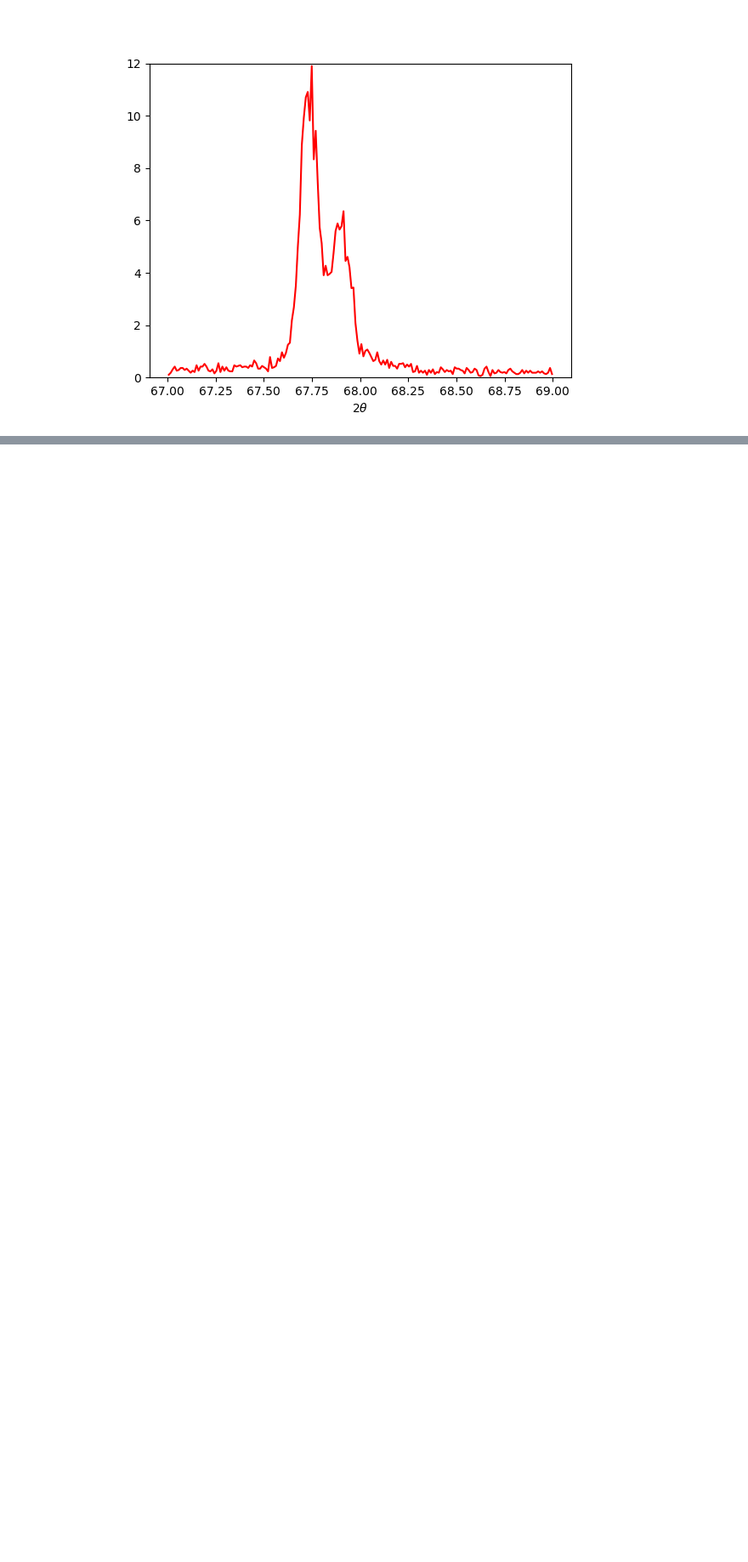
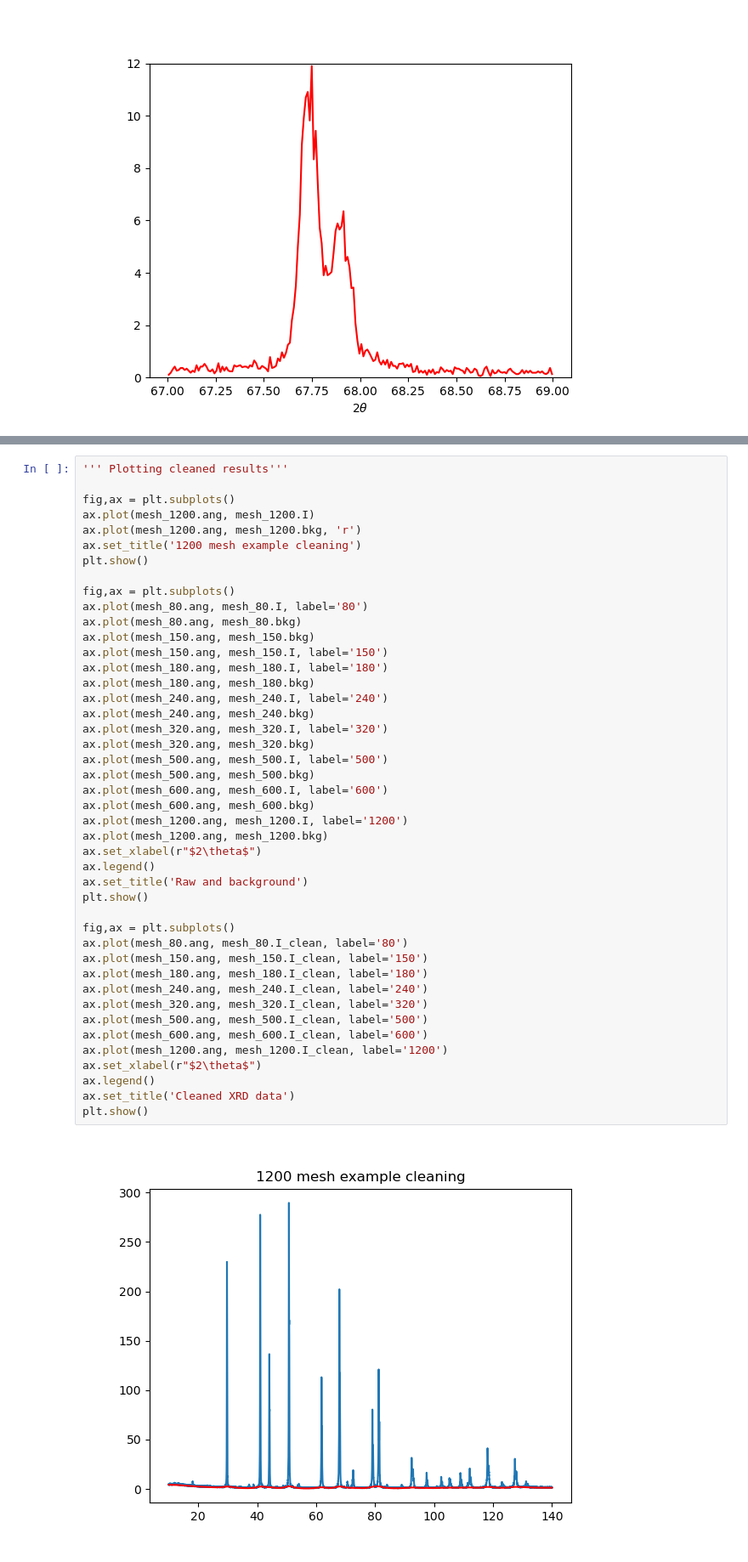
Before and after one commit to ethansprague22/Al2O3_XRD, a Jupyter notebook: analysis.ipynb, the cells around one changed output, grey strips where cells are left out. Shown: that part at 85% size. Cells and saved outputs as stored; diff of their text form; blank space fills up the shorter version.

```diff
--- a/analysis.ipynb
+++ b/analysis.ipynb
@@ -100,0 +171,46 @@ plt.show()
+# %%
+''' Plotting cleaned results'''
+
+fig,ax = plt.subplots()
+ax.plot(mesh_1200.ang, mesh_1200.I)
+ax.plot(mesh_1200.ang, mesh_1200.bkg, 'r')
+ax.set_title('1200 mesh example cleaning')
+plt.show()
+
+fig,ax = plt.subplots()
+ax.plot(mesh_80.ang, mesh_80.I, label='80')
+ax.plot(mesh_80.ang, mesh_80.bkg)
+ax.plot(mesh_150.ang, mesh_150.bkg)
+ax.plot(mesh_150.ang, mesh_150.I, label='150')
+ax.plot(mesh_180.ang, mesh_180.I, label='180')
+ax.plot(mesh_180.ang, mesh_180.bkg)
+ax.plot(mesh_240.ang, mesh_240.I, label='240')
+ax.plot(mesh_240.ang, mesh_240.bkg)
+ax.plot(mesh_320.ang, mesh_320.I, label='320')
+ax.plot(mesh_320.ang, mesh_320.bkg)
+ax.plot(mesh_500.ang, mesh_500.I, label='500')
+ax.plot(mesh_500.ang, mesh_500.bkg)
+ax.plot(mesh_600.ang, mesh_600.I, label='600')
+ax.plot(mesh_600.ang, mesh_600.bkg)
+ax.plot(mesh_1200.ang, mesh_1200.I, label='1200')
+ax.plot(mesh_1200.ang, mesh_1200.bkg)
+ax.set_xlabel(r"$2\theta$")
+ax.legend()
+ax.set_title('Raw and background')
+plt.show()
+
+fig,ax = plt.subplots()
+ax.plot(mesh_80.ang, mesh_80.I_clean, label='80')
+ax.plot(mesh_150.ang, mesh_150.I_clean, label='150')
+ax.plot(mesh_180.ang, mesh_180.I_clean, label='180')
+ax.plot(mesh_240.ang, mesh_240.I_clean, label='240')
+ax.plot(mesh_320.ang, mesh_320.I_clean, label='320')
+ax.plot(mesh_500.ang, mesh_500.I_clean, label='500')
+ax.plot(mesh_600.ang, mesh_600.I_clean, label='600')
+ax.plot(mesh_1200.ang, mesh_1200.I_clean, label='1200')
+ax.set_xlabel(r"$2\theta$")
+ax.legend()
+ax.set_title('Cleaned XRD data')
+plt.show()
+# %% [output]
+[figure, added]
```
Also changed, not shown: parts of 9 cells of this notebook, 5 other files.
